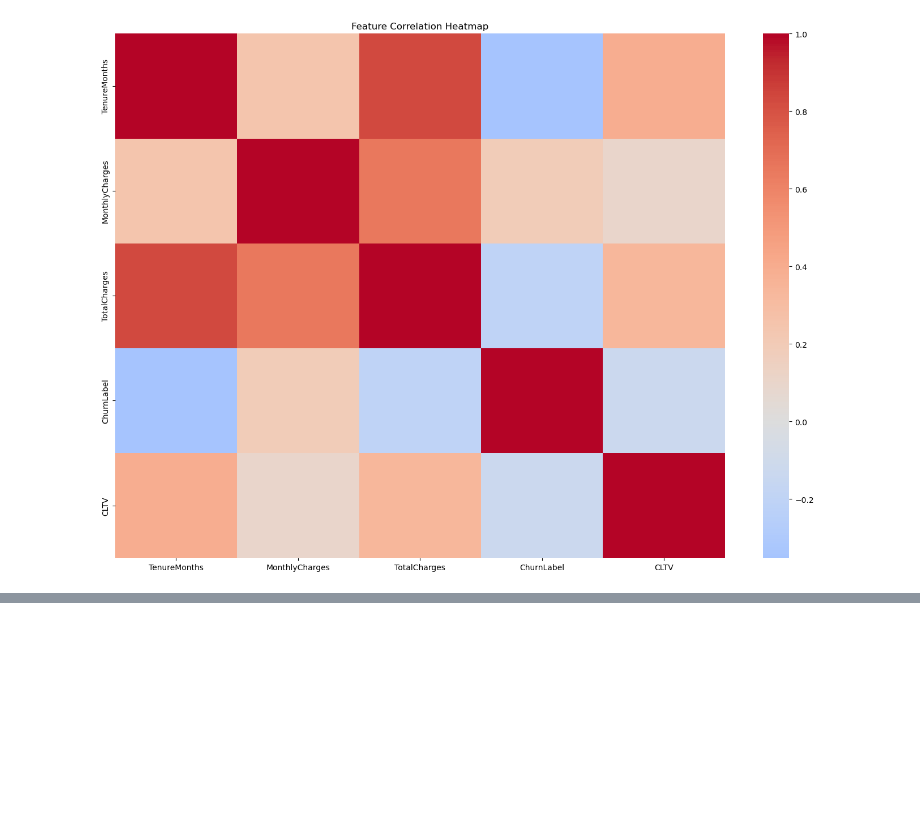
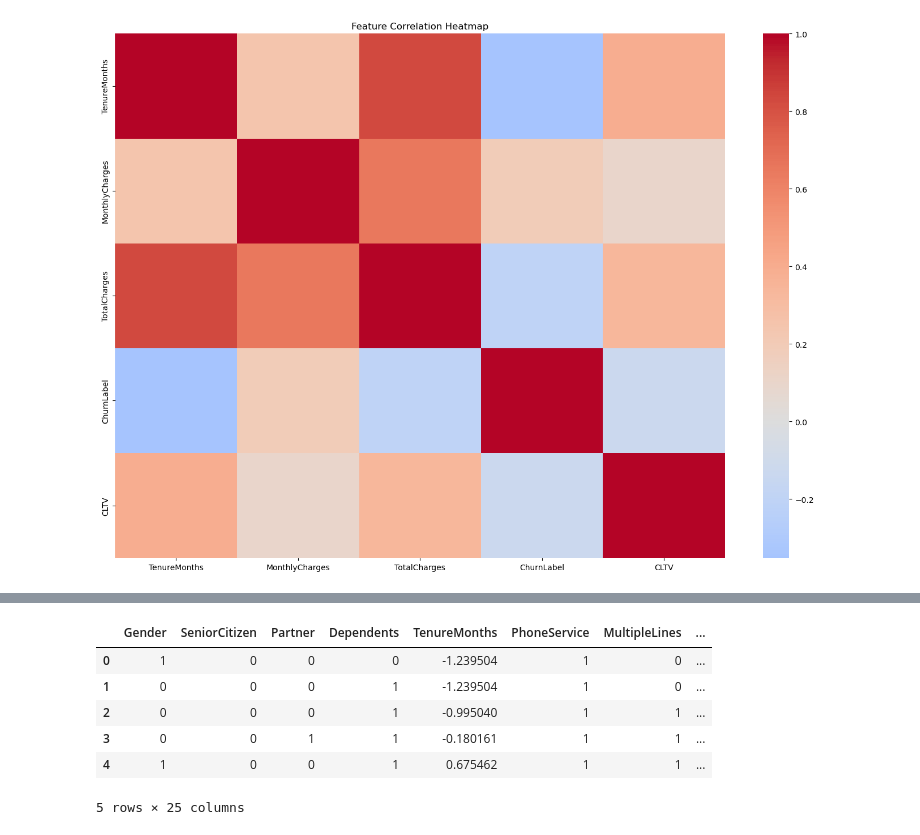
Before and after one commit to ham01za/Customer-Churn-Analysis-Prediction, a Jupyter notebook: Customer_Analysis_Prediction.ipynb, the cells around one changed output, grey strips where cells are left out. Saved outputs shown, nothing was run; the diff lists cells and outputs as text; code cells hidden in the pictures; blank space fills up the shorter version.

```diff
--- a/Customer_Analysis_Prediction.ipynb
+++ b/Customer_Analysis_Prediction.ipynb
@@ -193,0 +388,10 @@ plt.show()
+# %%
+my_data.head()
+# %% [output]
+|  | Gender | SeniorCitizen | Partner | Dependents | TenureMonths | PhoneService | MultipleLines | ... |
+| 0 | 1 | 0 | 0 | 0 | -1.239504 | 1 | 0 | ... |
+| 1 | 0 | 0 | 0 | 1 | -1.239504 | 1 | 0 | ... |
+| 2 | 0 | 0 | 0 | 1 | -0.995040 | 1 | 1 | ... |
+| 3 | 0 | 0 | 1 | 1 | -0.180161 | 1 | 1 | ... |
+| 4 | 1 | 0 | 0 | 1 | 0.675462 | 1 | 1 | ... |
+5 rows × 25 columns
```
Also changed, not shown: parts of 10 cells of this notebook.
